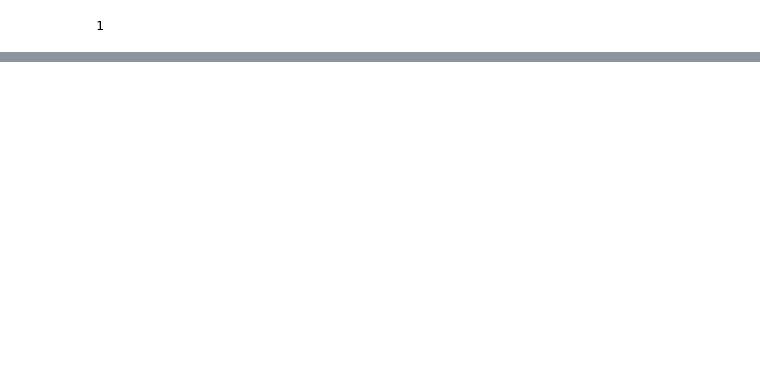
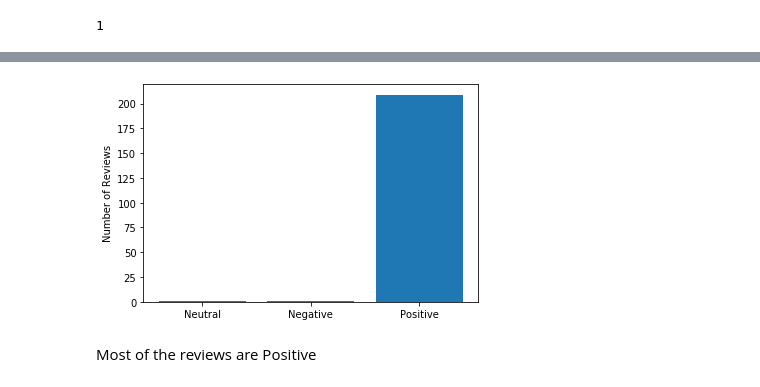
Before and after one commit to knightowl2704/Data-Scraping-from-TripAdvisor-and-Analytics, a Jupyter notebook: MWG_Analytics.ipynb, the cells around one changed output, grey strips where cells are left out. Cells and saved outputs as stored; diff of their text form; code cells hidden in the pictures; blank space fills up the shorter version.

```diff
--- a/MWG_Analytics.ipynb
+++ b/MWG_Analytics.ipynb
@@ -290,3 +294,13 @@ new_df[new_df['Polarity'] == 'Neutral'].count()[0]
 1
 # %% [markdown]
 </br>
+# %%
+sizes = [new_df[new_df['Polarity'] == 'Neutral'].count()[0],new_df[new_df['Polarity'] == 'Negative'].count()[0],new_df[new_df['Polarity'] == 'Positive'].count()[0]]
+labels = ['Neutral','Negative','Positive']
+plt.bar(labels,sizes)
+plt.ylabel('Number of Reviews')
+plt.show()
+# %% [output]
+[figure, added]
+# %% [markdown]
+Most of the reviews are Positive
```
Also changed, not shown: parts of 4 cells of this notebook.
